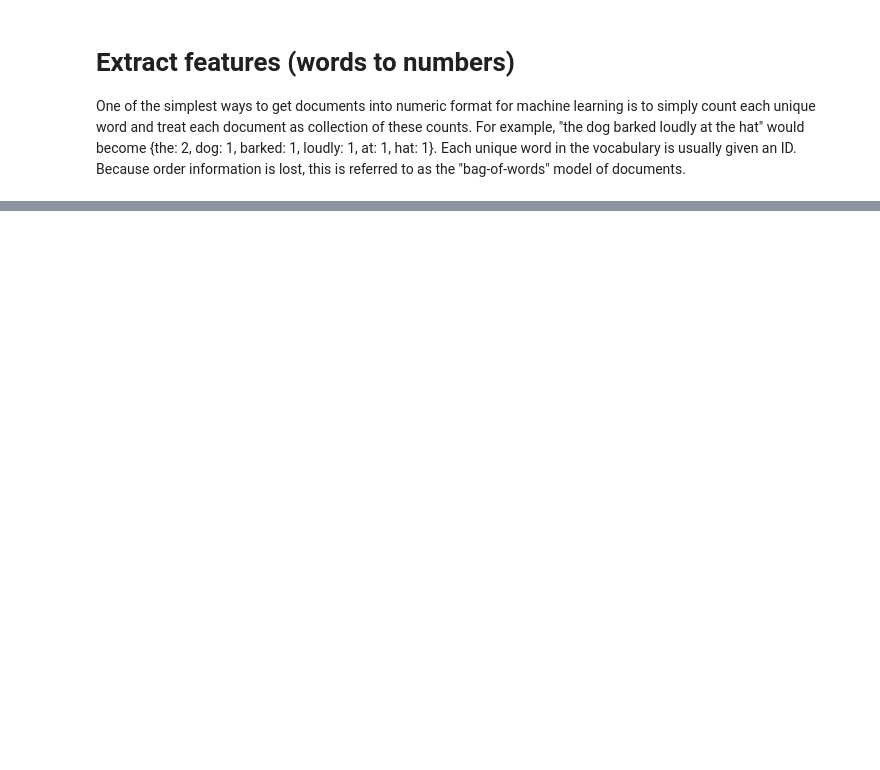
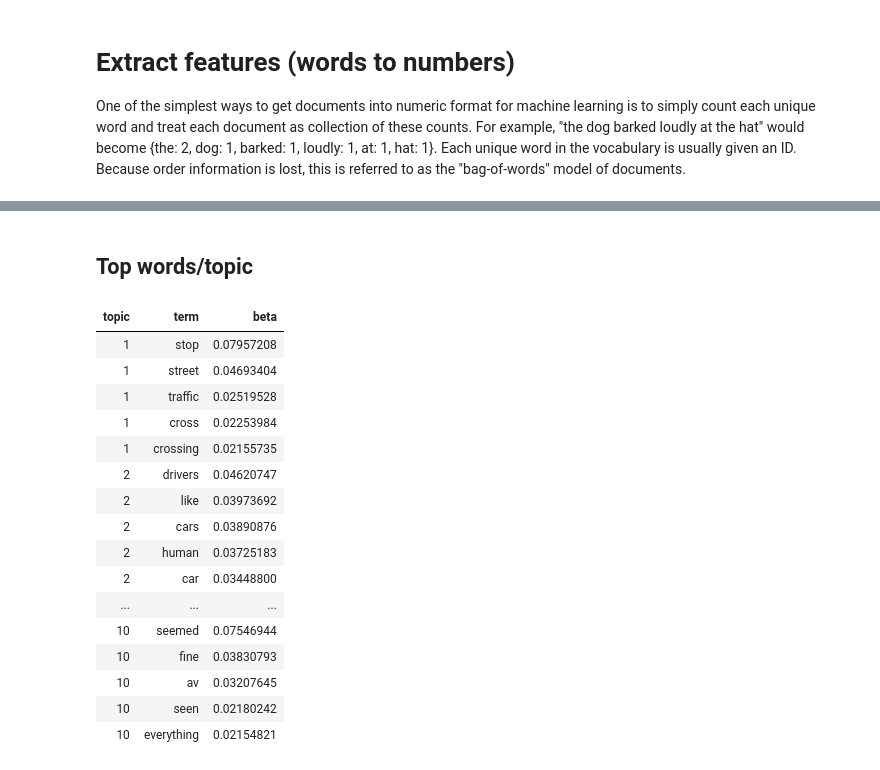
Before and after one commit to michaelmilleryoder/av-survey-topic-modeling, a Jupyter notebook: av_survey_topic_modeling_r.ipynb, the cells around one changed output, grey strips where cells are left out. Cells and saved outputs as stored; diff of their text form; code cells hidden in the pictures; blank space fills up the shorter version.

```diff
--- a/av_survey_topic_modeling_r.ipynb
+++ b/av_survey_topic_modeling_r.ipynb
@@ -62,0 +173,3 @@ One of the simplest ways to get documents into numeric format for machine learni
+# %%
+lda <- LDA(dtm, k=10, control=list(seed=9))
+lda
@@ -62,0 +181,30 @@ One of the simplest ways to get documents into numeric format for machine learni
+# %% [markdown]
+## Top words/topic
+# %%
+lda_topics <- tidy(lda, matrix='beta')
+
+top_topic_terms <- lda_topics %>%
+    group_by(topic) %>%
+    top_n(5, beta) %>%
+    ungroup() %>%
+    arrange(topic, -beta)
+
+top_topic_terms
+# %% [output]
+| topic | term | beta |
+| 1 | stop | 0.07957208 |
+| 1 | street | 0.04693404 |
+| 1 | traffic | 0.02519528 |
+| 1 | cross | 0.02253984 |
+| 1 | crossing | 0.02155735 |
+| 2 | drivers | 0.04620747 |
+| 2 | like | 0.03973692 |
+| 2 | cars | 0.03890876 |
+| 2 | human | 0.03725183 |
+| 2 | car | 0.03448800 |
+| ... | ... | ... |
+| 10 | seemed | 0.07546944 |
+| 10 | fine | 0.03830793 |
+| 10 | av | 0.03207645 |
+| 10 | seen | 0.02180242 |
+| 10 | everything | 0.02154821 |
```
Also changed, not shown: parts of 20 cells of this notebook, 1 other file.
